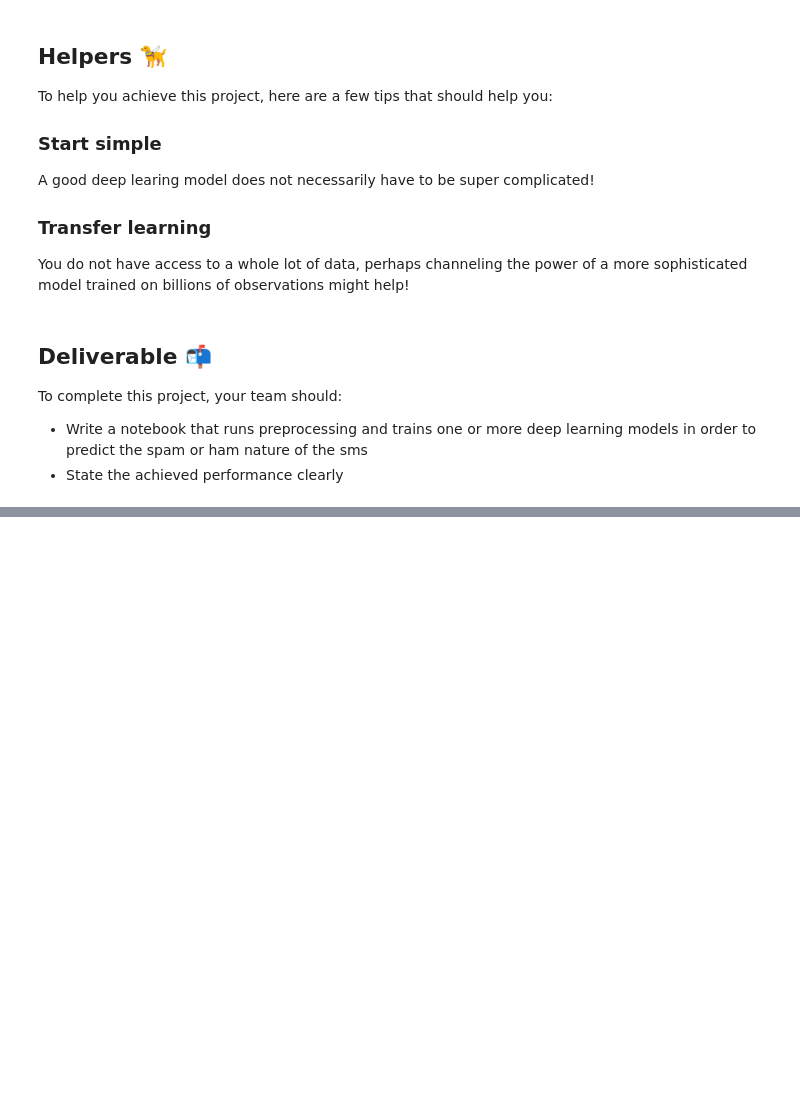
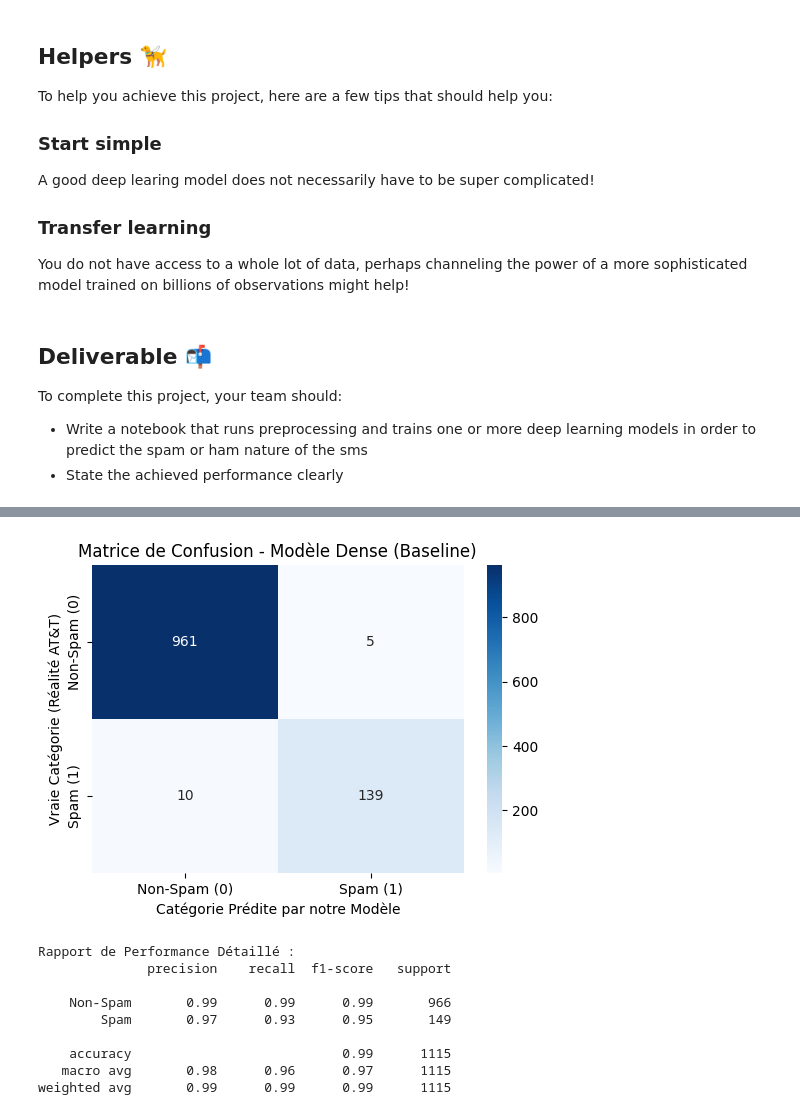
Before and after one commit to Carelle777/PROJECT_ATT_SPAM_DETECTOR, a Jupyter notebook: 01-AT&T_spam_detector.ipynb, the cells around one changed output, grey strips where cells are left out. Drawn from its saved outputs; the diff is of its cells as text; code cells hidden in the pictures; blank space fills up the shorter version.

Commit message:
Finalisation du projet AT&T : notebook corrigé, README, requirements

```diff
--- a/01-AT&T_spam_detector.ipynb
+++ b/01-AT&T_spam_detector.ipynb
@@ -41,0 +270,30 @@ To complete this project, your team should:
+# %%
+from sklearn.metrics import confusion_matrix, classification_report
+import seaborn as sns
+import numpy as np
+
+print("🔍 Évaluation des erreurs métiers (Matrice de Confusion)...")
+
+# 1. Le modèle fait ses prédictions sur les données de l'examen final (X_test)
+y_pred_prob = model_dense.predict(X_test_pad)
+
+# 2. Règle métier : Si le score > 50%, c'est un Spam (1). Sinon, c'est un Ham (0).
+y_pred_class = np.where(y_pred_prob > 0.5, 1, 0)
+
+# 3. Création de la Matrice de Confusion
+cm = confusion_matrix(y_test, y_pred_class)
+
+# 4. Affichage visuel (Heatmap)
+plt.figure(figsize=(6, 4))
+sns.heatmap(cm, annot=True, fmt='d', cmap='Blues',
+            xticklabels=['Non-Spam (0)', 'Spam (1)'],
+            yticklabels=['Non-Spam (0)', 'Spam (1)'])
+plt.title('Matrice de Confusion - Modèle Dense (Baseline)')
+plt.ylabel('Vraie Catégorie (Réalité AT&T)')
+plt.xlabel('Catégorie Prédite par notre Modèle')
+plt.show()
+
+# 5. Rapport de classification détaillé
+print("\nRapport de Performance Détaillé :")
+print(classification_report(y_test, y_pred_class, target_names=['Non-Spam', 'Spam']))
+# %% [output]
@@ -41,0 +302,10 @@ To complete this project, your team should:
+[figure, added]
+Rapport de Performance Détaillé :
+              precision    recall  f1-score   support
+
+    Non-Spam       0.99      0.99      0.99       966
+        Spam       0.97      0.93      0.95       149
+
+    accuracy                           0.99      1115
+   macro avg       0.98      0.96      0.97      1115
+weighted avg       0.99      0.99      0.99      1115
```
Also changed, not shown: parts of 19 cells of this notebook, 3 other files.
